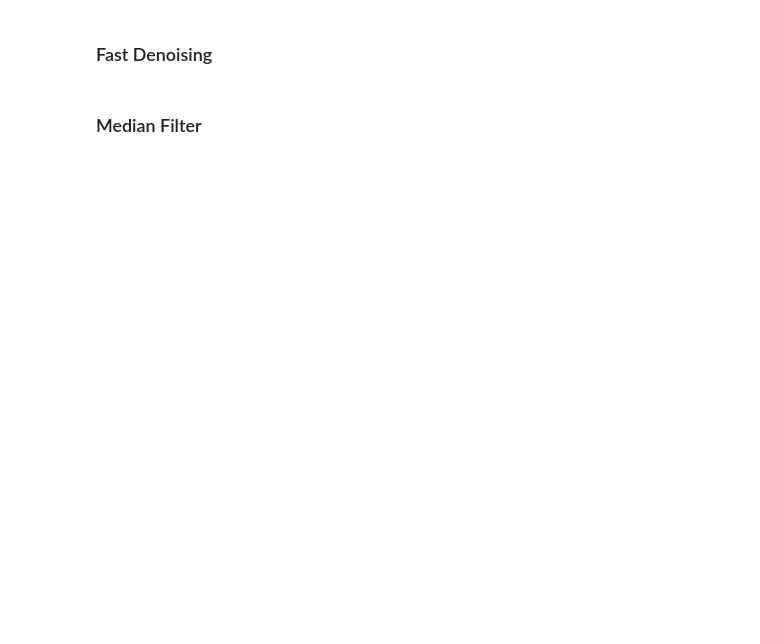
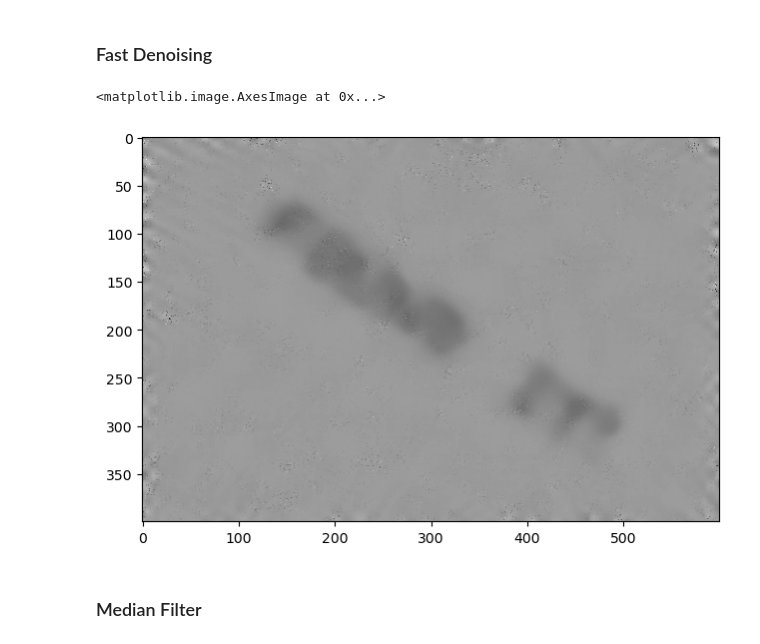
Before and after one commit to findingmarta/VCPI-2324, a Jupyter notebook: HiddenLetters/Letters copy 2.ipynb, the cells around one changed output. Drawn from its saved outputs; the diff is of its cells as text; code cells hidden in the pictures; blank space fills up the shorter version.

```diff
--- a/HiddenLetters/Letters copy 2.ipynb
+++ b/HiddenLetters/Letters copy 2.ipynb
@@ -153,10 +156,13 @@ m=17
 ### Fast Denoising
 # %%
 # OpenCV Local Denoising Filter
-#dImg = cv2.fastNlMeansDenoising(imgNotch,None,15,15,31) # source, destination, h=15, hForColorComponents=27, templateWindowSize=51
+means_denoise = cv2.fastNlMeansDenoising(imgNotch,None,15,15,31) # source, destination, h=15, hForColorComponents=27, templateWindowSize=51
 
-#fig = plt.figure(figsize=(15,5))
-#plt.imshow(dImg, cmap='gray')
+fig = plt.figure(figsize=(15,5))
+plt.imshow(means_denoise, cmap='gray')
+# %% [output]
+<matplotlib.image.AxesImage at 0x...>
+[figure, added]
 # %% [markdown]
 ### Median Filter
 # %%
```
Also changed, not shown: parts of 10 cells of this notebook, 2 other files.
